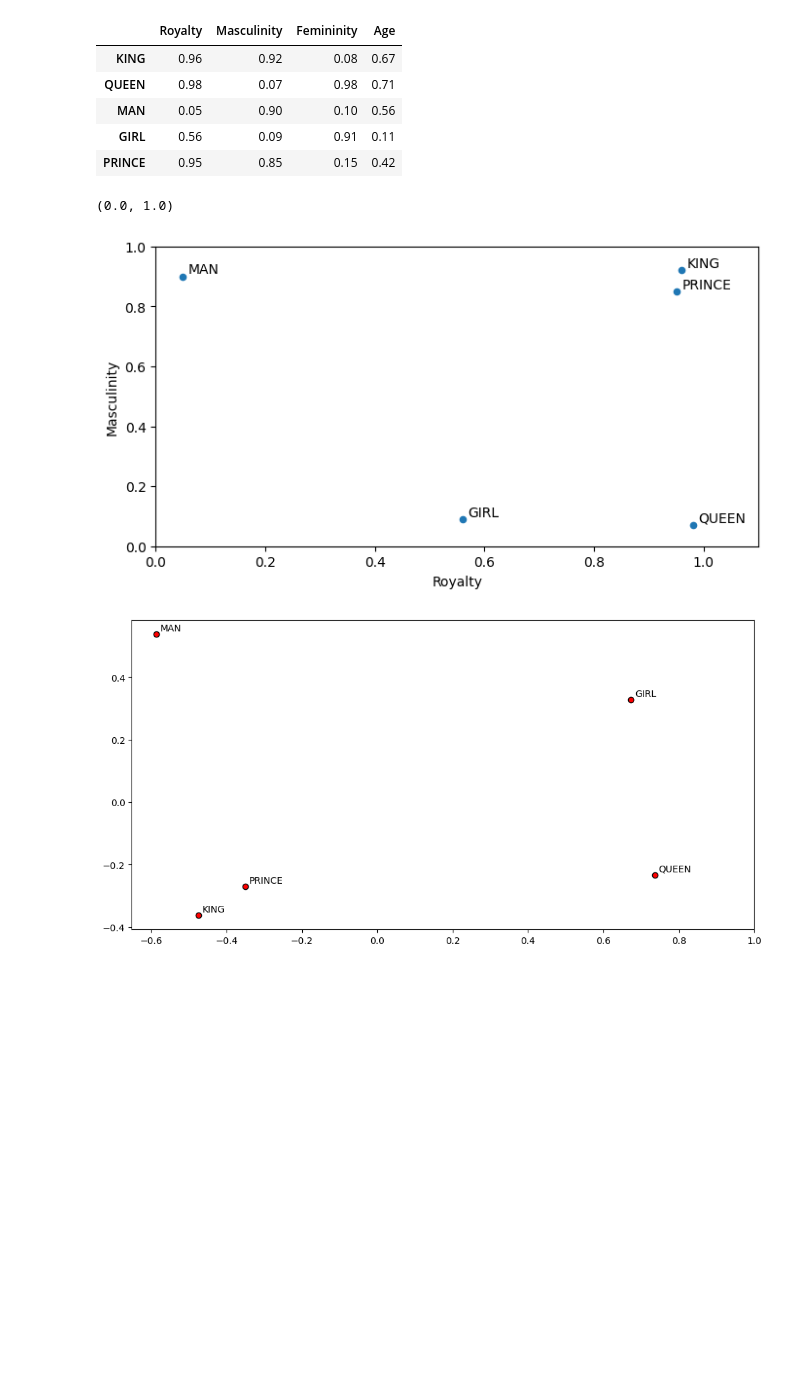
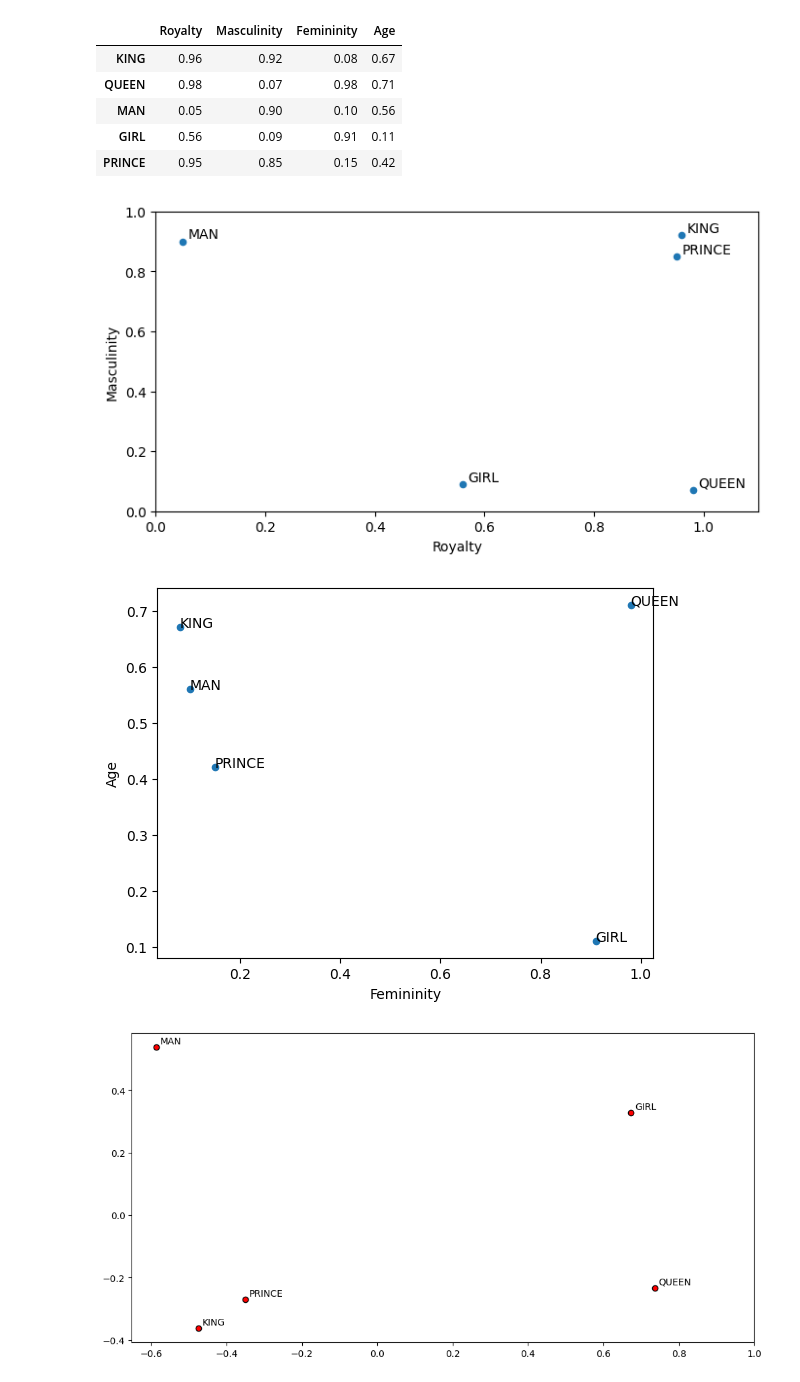
Before and after one commit to ak-malone/NLU, a Jupyter notebook: examples.ipynb, the cells around one changed output. Saved outputs shown, nothing was run; the diff lists cells and outputs as text; code cells hidden in the pictures; blank space fills up the shorter version.

```diff
--- a/examples.ipynb
+++ b/examples.ipynb
@@ -400,17 +451,17 @@ medium_example
 # %%
 ax1 = medium_example.plot.scatter(x='Royalty', y='Masculinity', figsize=(8,4))
 for k, v in medium_example[["Royalty", "Masculinity"]].iterrows():
     ax1.annotate(k, v+0.01)
 ax1.set_xlim(0,1.1)
 ax1.set_ylim(0,1)
 
 
-#ax2 = medium_example.plot.scatter(x='Femininity', y='Age')
-#for k, v in medium_example[["Femininity", "Age"]].iterrows():
-#    ax2.annotate(k, v)
+ax2 = medium_example.plot.scatter(x='Femininity', y='Age')
+for k, v in medium_example[["Femininity", "Age"]].iterrows():
+    ax2.annotate(k, v)
 # %% [output]
-(0.0, 1.0)
 [figure]
+[figure, added]
 # %%
 word_vectors = np.array(medium_example)
 twodim = PCA().fit_transform(word_vectors)[:,:2]
```
Also changed, not shown: parts of 39 cells of this notebook.
